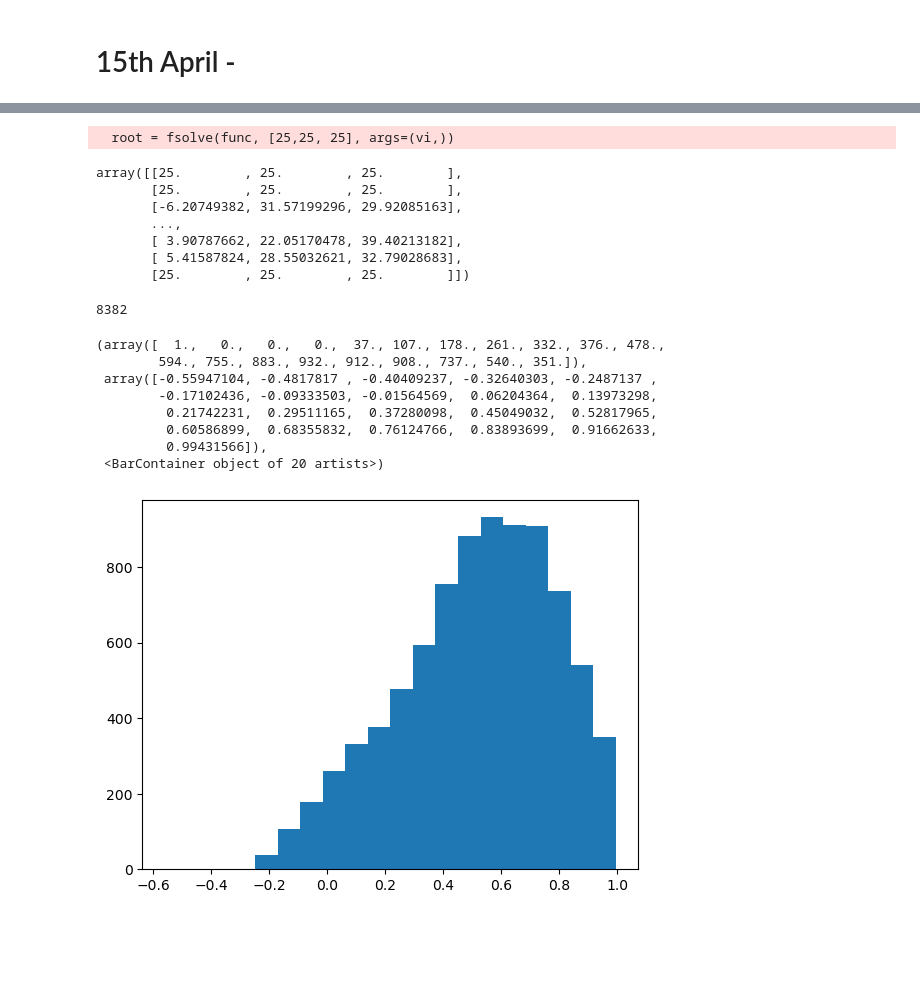
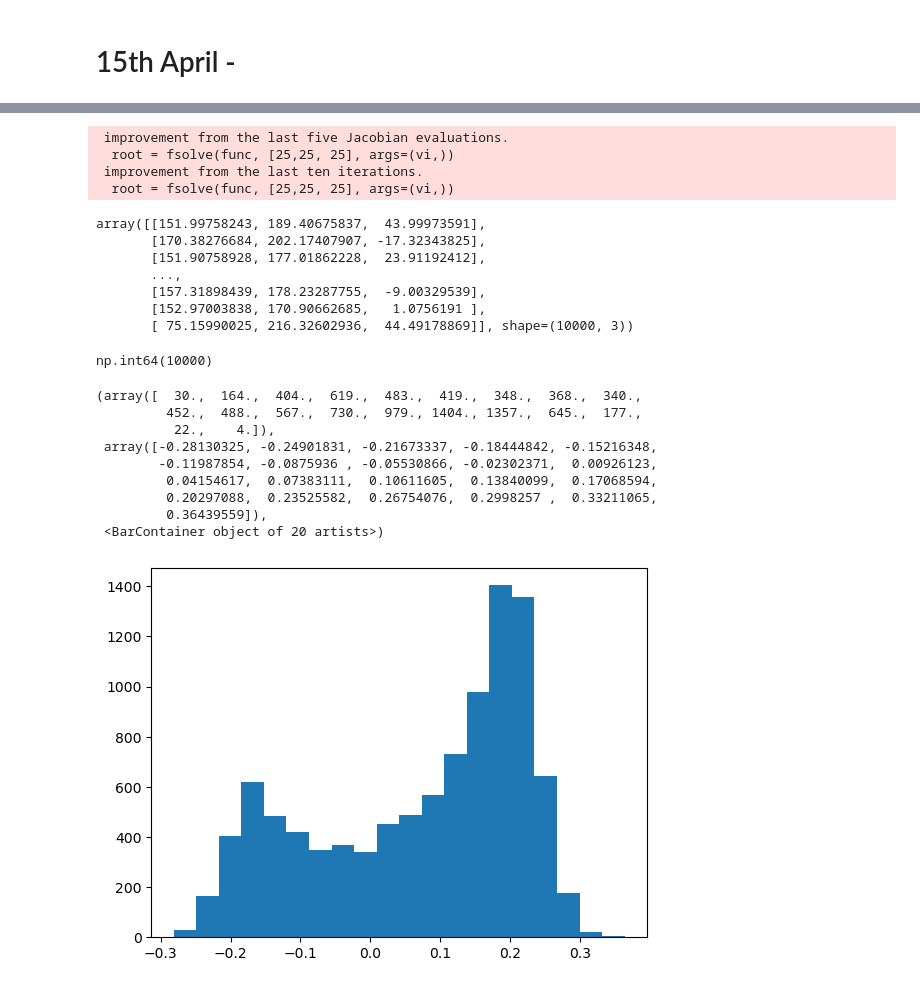
Before and after one commit to shauryagarg145/dark-matter-waves, a Jupyter notebook: modellingstreams.ipynb, the cells around one changed output, grey strips where cells are left out. Drawn from its saved outputs; the diff is of its cells as text; code cells hidden in the pictures; blank space fills up the shorter version.

```diff
--- a/modellingstreams.ipynb
+++ b/modellingstreams.ipynb
@@ -282,15 +282,21 @@ def speedDistGaussian(v, sig, v_c, v_esc= 528.0):
 
     return (f1 - f2) * constants / N_esc
 # %%
-v_c = np.array([[218, -119, 21]]) # just set it to 1 cause v_c = 0 breaks the function
+v_c = np.array([12.9, 245.6, 7.78]) + np.array([100, -50 ,0 ])# just set it to 1 cause v_c = 0 breaks the function
 # 8th march
 
 num = 10000
 np.random.seed(0)
-vel = np.random.multivariate_normal((0, 0, 0), np.diag([167]*3), num) #+ np.array([12.9, 245.6, 7.78])
+vel = np.random.multivariate_normal((0, 0, 0), np.diag([167]*3), num)
 # %%
+vel += v_c
+
 cost = vel[:, 2] / speed(vel)
 phi = np.arctan(vel[:, 1] / vel[:, 0])
 omega = cost*phi
 plt.hist(omega, 20)
+
+vel -= v_c
+
+# so this changes according to v_c, i.e. it centres around v_c
 # %% [output]
@@ -310,8 +307,10 @@ import astropy.constants as acon
 def grav(x):
     return - acon.G.value * 1e-9 * acon.M_sun.value / 149600000
 
+vel += v_c
+
 def v_inf(v):
-    r = np.array([[1, 1, 1]]) # in km
+    r = np.array([v_c]) * np.array([[1, 1, 0]]) # in km
     d = np.sqrt(np.sum(v*v) + 2 * grav(r))
 
     vi = d * d * v \
@@ -321,45 +320,54 @@ def v_inf(v):
     vi = vi / (d*d - grav(r) - d * np.dot(v, r.T / speed(r)))
 
     return vi
+
+vel -= v_c
 # %%
 from scipy.optimize import fsolve
 
 def func(v, vi):
     return (v_inf(v) - vi).T[:, 0]
 
+vel += v_c
+
 v = []
 for vi in vel:
     root = fsolve(func, [25,25, 25], args=(vi,))
     v.append(root)
 v = np.array(v)
+vel -= v_c
 v
 # %% [output]
+ improvement from the last five Jacobian evaluations.
   root = fsolve(func, [25,25, 25], args=(vi,))
+ improvement from the last ten iterations.
+  root = fsolve(func, [25,25, 25], args=(vi,))
-array([[25.        , 25.        , 25.        ],
-       [25.        , 25.        , 25.        ],
-       [-6.20749382, 31.57199296, 29.92085163],
+array([[151.99758243, 189.40675837,  43.99973591],
+       [170.38276684, 202.17407907, -17.32343825],
+       [151.90758928, 177.01862228,  23.91192412],
        ...,
-       [ 3.90787662, 22.05170478, 39.40213182],
-       [ 5.41587824, 28.55032621, 32.79028683],
-       [25.        , 25.        , 25.        ]])
+       [157.31898439, 178.23287755,  -9.00329539],
+       [152.97003838, 170.90662685,   1.0756191 ],
+       [ 75.15990025, 216.32602936,  44.49178869]], shape=(10000, 3))
 # %%
 mask = np.floor(np.sum(v != [-25, 25, -25], axis = 1)/3).astype(bool)
 v = v[mask]
 mask.sum()
 # %% [output]
-8382
+np.int64(10000)
 # %%
 vh = [v[i] / speed(np.array([v[i]])) for i in range(len(v))]
 vh = np.array(vh)
-plt.hist(vh[:, 0], 20)
+plt.hist(vh[:, 2], 20)
 # %% [output]
-(array([  1.,   0.,   0.,   0.,  37., 107., 178., 261., 332., 376., 478.,
-        594., 755., 883., 932., 912., 908., 737., 540., 351.]),
- array([-0.55947104, -0.4817817 , -0.40409237, -0.32640303, -0.2487137 ,
-        -0.17102436, -0.09333503, -0.01564569,  0.06204364,  0.13973298,
-         0.21742231,  0.29511165,  0.37280098,  0.45049032,  0.52817965,
-         0.60586899,  0.68355832,  0.76124766,  0.83893699,  0.91662633,
-         0.99431566]),
+(array([  30.,  164.,  404.,  619.,  483.,  419.,  348.,  368.,  340.,
+         452.,  488.,  567.,  730.,  979., 1404., 1357.,  645.,  177.,
+          22.,    4.]),
+ array([-0.28130325, -0.24901831, -0.21673337, -0.18444842, -0.15216348,
+        -0.11987854, -0.0875936 , -0.05530866, -0.02302371,  0.00926123,
+         0.04154617,  0.07383111,  0.10611605,  0.13840099,  0.17068594,
+         0.20297088,  0.23525582,  0.26754076,  0.2998257 ,  0.33211065,
+         0.36439559]),
  <BarContainer object of 20 artists>)
-[figure, old version]
+[figure, new version]
 # %%
```
Also changed, not shown: parts of 6 cells of this notebook.
